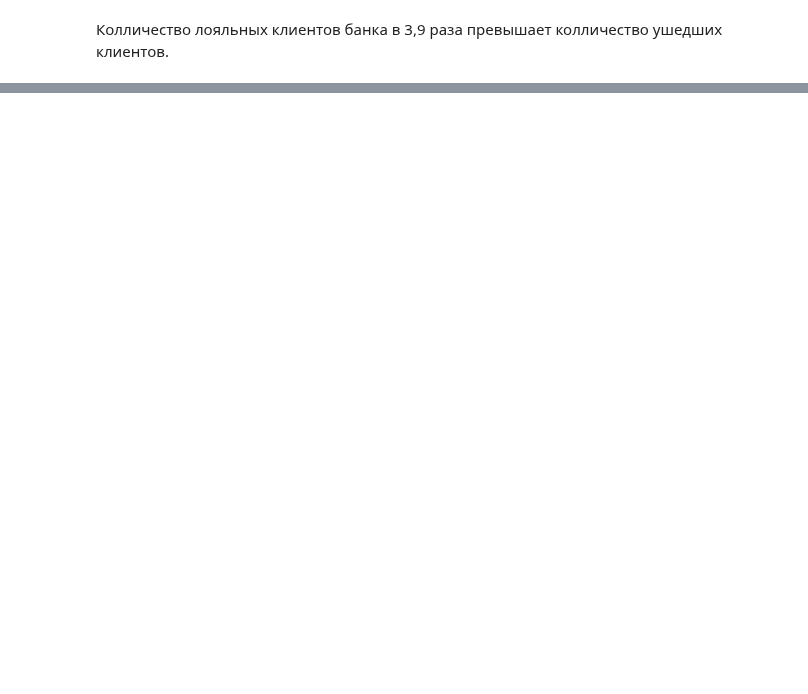
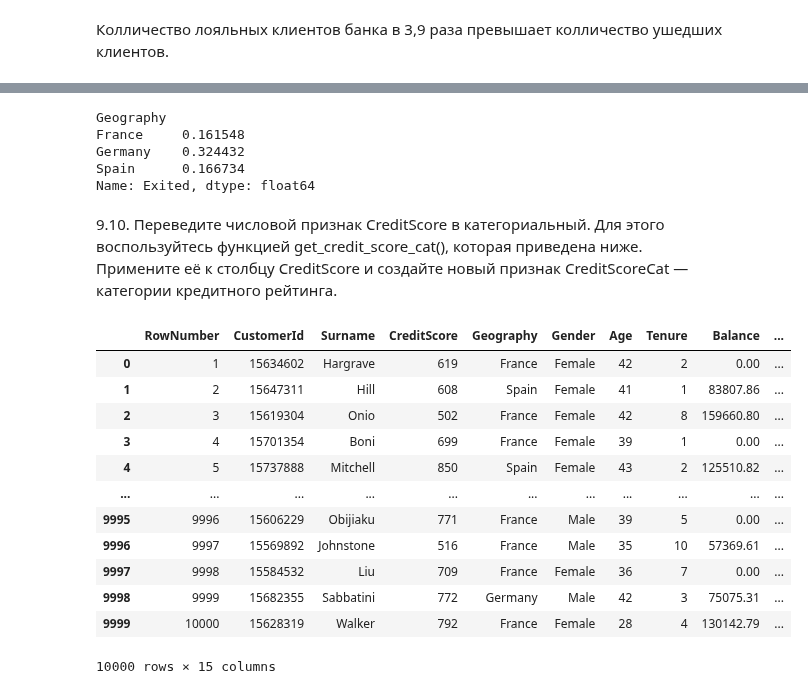
Before and after one commit to BubbleGama4ok/test, a Jupyter notebook: PY_13_Визуализация данных/Закрепление знаний.ipynb, the cells around one changed output, grey strips where cells are left out. Saved outputs shown, nothing was run; the diff lists cells and outputs as text; code cells hidden in the pictures; blank space fills up the shorter version.

```diff
--- a/PY_13_Визуализация данных/Закрепление знаний.ipynb
+++ b/PY_13_Визуализация данных/Закрепление знаний.ipynb
@@ -81,0 +233,9 @@ fig = px.histogram(
+# %%
+status2 = churn_data.groupby(['Geography'])['Exited'].mean()
+display(status2)
+# %% [output]
+Geography
+France     0.161548
+Germany    0.324432
+Spain      0.166734
+Name: Exited, dtype: float64
@@ -81,0 +258,35 @@ fig = px.histogram(
+# %% [markdown]
+9.10. Переведите числовой признак CreditScore в категориальный. Для этого воспользуйтесь функцией get_credit_score_cat(), которая приведена ниже. Примените её к столбцу CreditScore и создайте новый признак CreditScoreCat — категории кредитного рейтинга.
+# %%
+def get_credit_score_cat(credit_score):
+    if credit_score >= 300 and credit_score < 500:
+        return "Very_Poor"
+    elif credit_score >= 500 and credit_score < 601:
+        return "Poor"
+    elif credit_score >= 601 and credit_score < 661:
+        return "Fair"
+    elif credit_score >= 661 and credit_score < 781:
+        return "Good"
+    elif credit_score >= 781 and credit_score < 851:
+        return "Excellent"
+    elif credit_score >= 851:
+        return "Top"
+    elif credit_score < 300:
+        return "Deep"
+
+churn_data['CreditScoreCat'] = churn_data['CreditScore'].apply(get_credit_score_cat)
+display(churn_data)
+# %% [output]
+|  | RowNumber | CustomerId | Surname | CreditScore | Geography | Gender | Age | Tenure | Balance | ... |
+| 0 | 1 | 15634602 | Hargrave | 619 | France | Female | 42 | 2 | 0.00 | ... |
+| 1 | 2 | 15647311 | Hill | 608 | Spain | Female | 41 | 1 | 83807.86 | ... |
+| 2 | 3 | 15619304 | Onio | 502 | France | Female | 42 | 8 | 159660.80 | ... |
+| 3 | 4 | 15701354 | Boni | 699 | France | Female | 39 | 1 | 0.00 | ... |
+| 4 | 5 | 15737888 | Mitchell | 850 | Spain | Female | 43 | 2 | 125510.82 | ... |
+| ... | ... | ... | ... | ... | ... | ... | ... | ... | ... | ... |
+| 9995 | 9996 | 15606229 | Obijiaku | 771 | France | Male | 39 | 5 | 0.00 | ... |
+| 9996 | 9997 | 15569892 | Johnstone | 516 | France | Male | 35 | 10 | 57369.61 | ... |
+| 9997 | 9998 | 15584532 | Liu | 709 | France | Female | 36 | 7 | 0.00 | ... |
+| 9998 | 9999 | 15682355 | Sabbatini | 772 | Germany | Male | 42 | 3 | 75075.31 | ... |
+| 9999 | 10000 | 15628319 | Walker | 792 | France | Female | 28 | 4 | 130142.79 | ... |
+10000 rows × 15 columns
```
Also changed, not shown: parts of 38 cells of this notebook.
